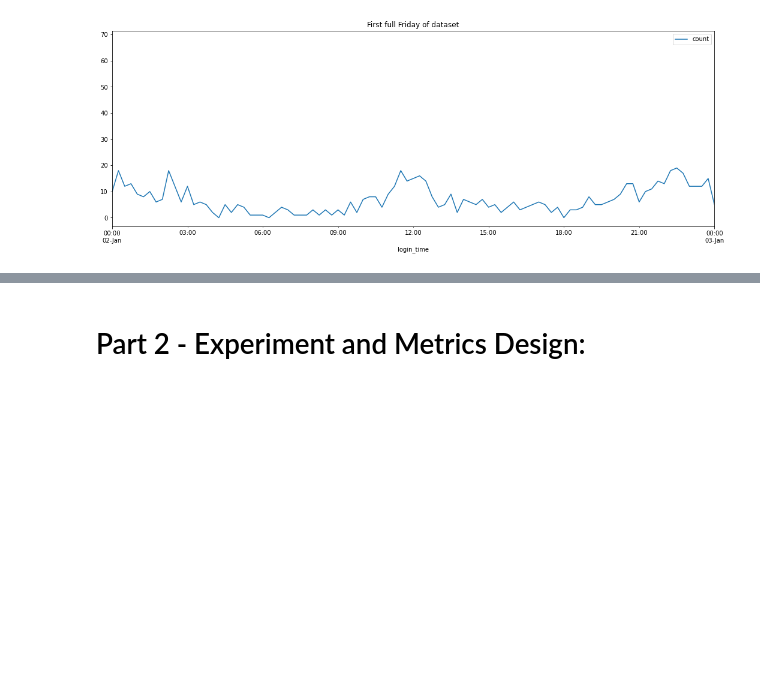
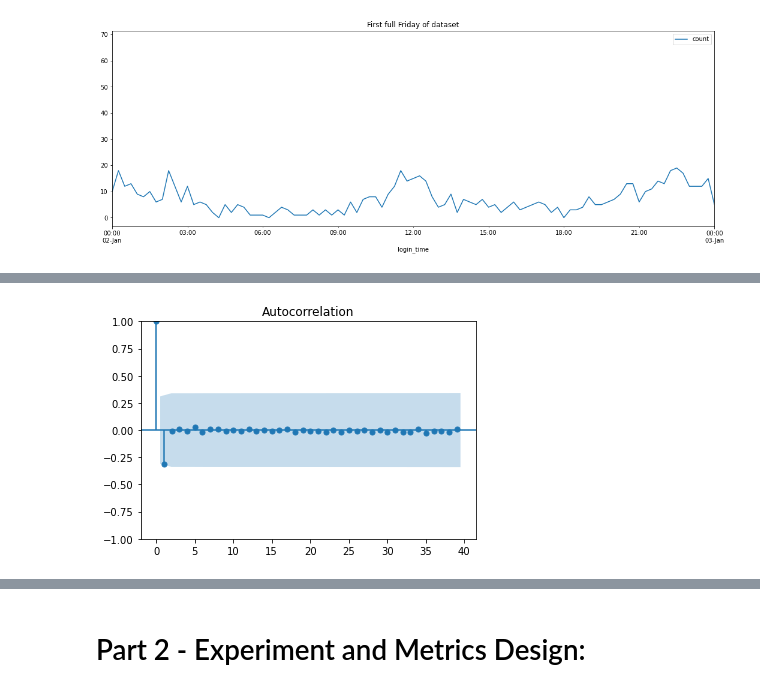
Before and after one commit to kstoudt/Springboard, a Jupyter notebook: 27.2 The Take-Home Challenge/ultimate_challenge/Data Science Take-Home Challenge - Ultimate Inc.ipynb, the cells around one changed output, grey strips where cells are left out. Saved outputs shown, nothing was run; the diff lists cells and outputs as text; code cells hidden in the pictures; blank space fills up the shorter version.

```diff
--- a/27.2 The Take-Home Challenge/ultimate_challenge/Data Science Take-Home Challenge - Ultimate Inc.ipynb
+++ b/27.2 The Take-Home Challenge/ultimate_challenge/Data Science Take-Home Challenge - Ultimate Inc.ipynb
@@ -149,0 +190,4 @@ df_grouped.plot(y='count', figsize=(18,6), xlim=('1970-01-02 00:00:00','1970-01-
+# %%
+plot_acf(acf(y_diffed), lags=39, alpha=0.05);
+# %% [output]
+[figure, added]
```
Also changed, not shown: parts of 20 cells of this notebook.
